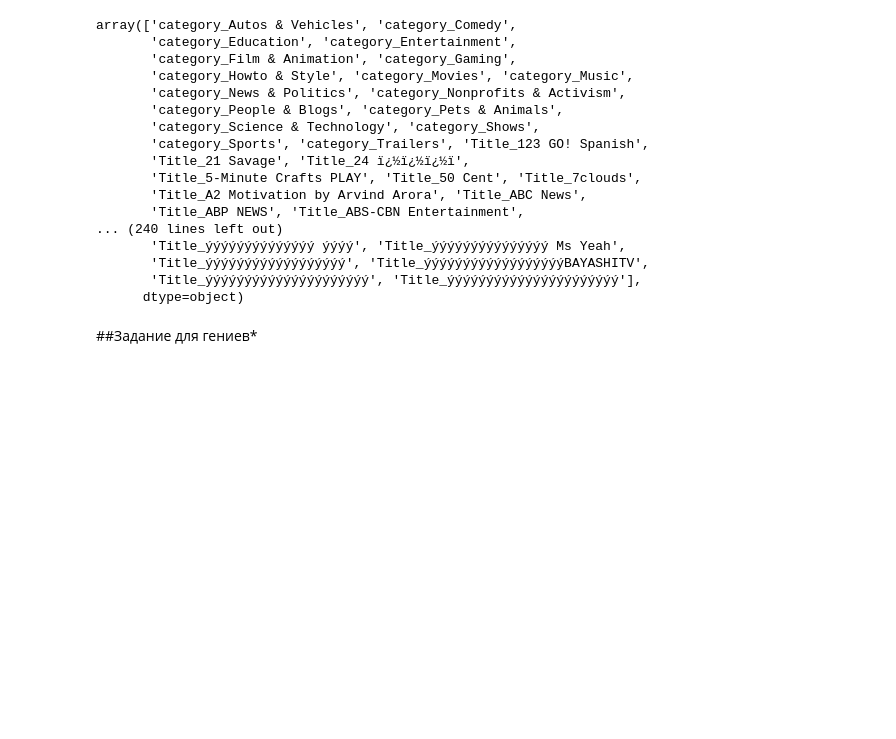
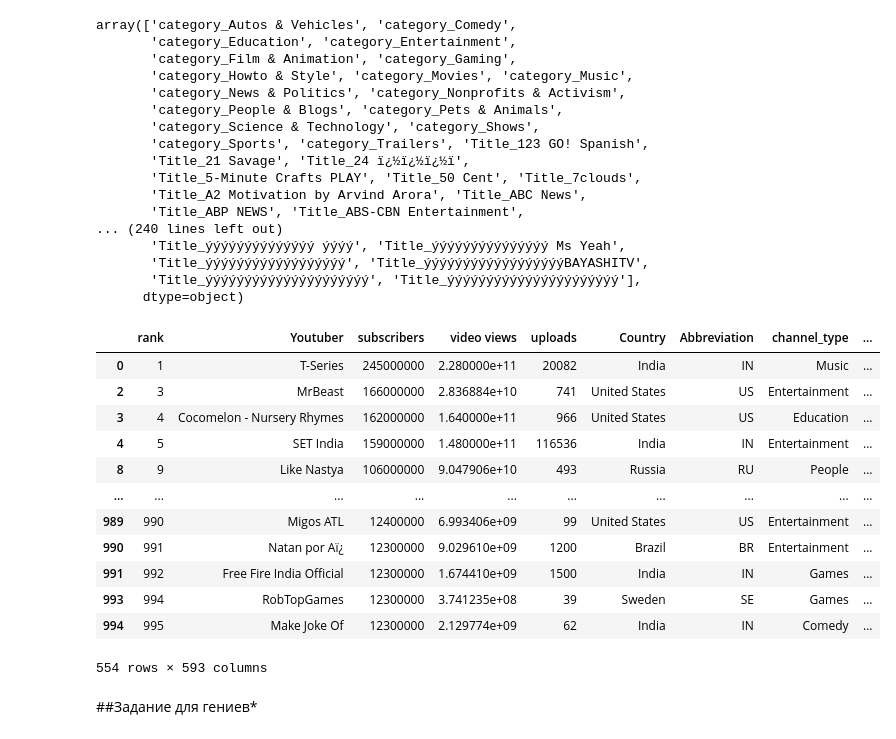
Before and after one commit to ScriptErrorVGM/VS-CODE, a Jupyter notebook: MTL/lab3/Задание_3.ipynb, the cells around one changed output. Saved outputs shown, nothing was run; the diff lists cells and outputs as text; code cells hidden in the pictures; blank space fills up the shorter version.

```diff
--- a/MTL/lab3/Задание_3.ipynb
+++ b/MTL/lab3/Задание_3.ipynb
@@ -315,7 +321,7 @@ df['category'] = df['category'] .astype('category')
 df['Title'] = df['Title'] .astype('category')
 category_columns = df.select_dtypes(include=['category']).columns
 encoder = OneHotEncoder()
-#df_category_encoded = pd.get_dummies(df, columns=category_columns, drop_first=True)
+df_category_encoded = pd.get_dummies(df, columns=category_columns, drop_first=True)
 encoded_features = encoder.fit_transform(df[category_columns])
 encoded_columns = encoder.get_feature_names_out(category_columns)
 encoded_columns
@@ -337,6 +343,22 @@ array(['category_Autos & Vehicles', 'category_Comedy',
        'Title_ýýýýýýýýýýýýýýýýýý', 'Title_ýýýýýýýýýýýýýýýýýýBAYASHITV',
        'Title_ýýýýýýýýýýýýýýýýýýýýý', 'Title_ýýýýýýýýýýýýýýýýýýýýýý'],
       dtype=object)
+# %%
+df_category_encoded
+# %% [output]
+|  | rank | Youtuber | subscribers | video views | uploads | Country | Abbreviation | channel_type | ... |
+| 0 | 1 | T-Series | 245000000 | 2.280000e+11 | 20082 | India | IN | Music | ... |
+| 2 | 3 | MrBeast | 166000000 | 2.836884e+10 | 741 | United States | US | Entertainment | ... |
+| 3 | 4 | Cocomelon - Nursery Rhymes | 162000000 | 1.640000e+11 | 966 | United States | US | Education | ... |
+| 4 | 5 | SET India | 159000000 | 1.480000e+11 | 116536 | India | IN | Entertainment | ... |
+| 8 | 9 | Like Nastya | 106000000 | 9.047906e+10 | 493 | Russia | RU | People | ... |
+| ... | ... | ... | ... | ... | ... | ... | ... | ... | ... |
+| 989 | 990 | Migos ATL | 12400000 | 6.993406e+09 | 99 | United States | US | Entertainment | ... |
+| 990 | 991 | Natan por Aï¿ | 12300000 | 9.029610e+09 | 1200 | Brazil | BR | Entertainment | ... |
+| 991 | 992 | Free Fire India Official | 12300000 | 1.674410e+09 | 1500 | India | IN | Games | ... |
+| 993 | 994 | RobTopGames | 12300000 | 3.741235e+08 | 39 | Sweden | SE | Games | ... |
+| 994 | 995 | Make Joke Of | 12300000 | 2.129774e+09 | 62 | India | IN | Comedy | ... |
+554 rows × 593 columns
 # %% [markdown]
 ##Задание для гениев*
 # %% [markdown]
```
Also changed, not shown: parts of 2 cells of this notebook, 2 other files.
